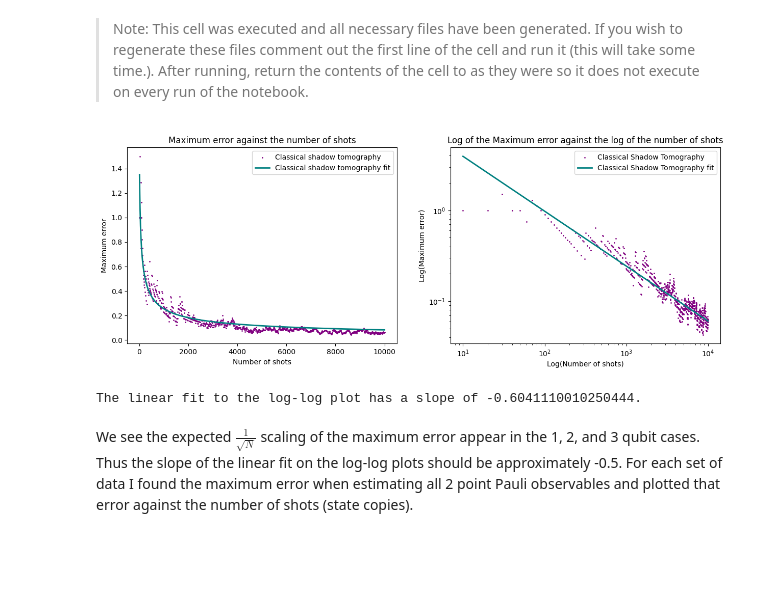
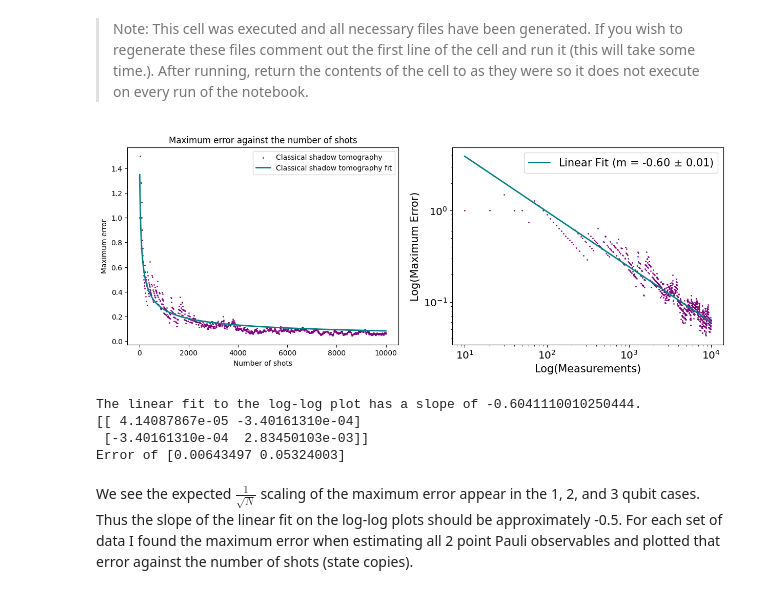
Before and after one commit to ZacharyKokot/Summer-Research-2024, a Jupyter notebook: ShadowTomography.ipynb, the cells around one changed output. Saved outputs shown, nothing was run; the diff lists cells and outputs as text; code cells hidden in the pictures; blank space fills up the shorter version.

```diff
--- a/ShadowTomography.ipynb
+++ b/ShadowTomography.ipynb
@@ -1581,34 +1583,42 @@ for size in shadow_sizes_3q:
 # %%
 # Plots
 fig, axs = plt.subplots(nrows = 1, ncols = 2, squeeze = False, figsize = (15, 5))
 fig.suptitle("")
 
 # Plot the maximum error for each estimation method against the number of shots.
 axs[0][0].scatter(shadow_sizes_3q, max_shadow_error_3q, label = "Classical shadow tomography", color = "purple", s=1)
 params, params_cov = sp.optimize.curve_fit(inv_sqrt_fit, shadow_sizes_3q, max_shadow_error_3q, bounds = ([-100,-100], [100,100]))
 axs[0][0].plot(shadow_sizes_3q, [inv_sqrt_fit(x, params[0], params[1]) for x in shadow_sizes_3q], label = "Classical shadow tomography fit", color = "teal", lw = 2)
 axs[0][0].set_xlabel("Number of shots")
 axs[0][0].set_ylabel("Maximum error")
 axs[0][0].set_title("Maximum error against the number of shots")
 axs[0][0].legend()
 
 # A log-log plot using the same data as plotted above.
-axs[0][1].scatter(shadow_sizes_3q, max_shadow_error_3q, label = "Classical Shadow Tomography", color = "purple", s=1)
-a, b = np.polyfit(np.log(shadow_sizes_3q), np.log(max_shadow_error_3q), 1)
-axs[0][1].plot(shadow_sizes_3q, np.exp(b)*shadow_sizes_3q**a, label = "Classical Shadow Tomography fit", color = "teal", lw = 2)
-axs[0][1].set_ylabel("Log(Maximum error)")
+axs[0][1].scatter(shadow_sizes_3q, max_shadow_error_3q, color = "purple", s=1)
+p, cov = np.polyfit(np.log(shadow_sizes_3q), np.log(max_shadow_error_3q), 1, full=False, cov=True)
+a, b = p
+axs[0][1].plot(shadow_sizes_3q, np.exp(b)*shadow_sizes_3q**a, label = "Linear Fit (m = -0.60 $\pm$ 0.01)", color = "teal", lw = 2,)
+axs[0][1].set_ylabel("Log(Maximum Error)", fontsize=15)
 axs[0][1].set_yscale('log')
-axs[0][1].set_xlabel("Log(Number of shots)")
+axs[0][1].set_xlabel("Log(Measurements)", fontsize=15)
 axs[0][1].set_xscale('log')
-axs[0][1].set_title("Log of the Maximum error against the log of the number of shots")
-axs[0][1].legend()
+# axs[0][1].set_title("Log of the Maximum Error against the log of the number of Measurements for a 3 qubit GHZ state")
+axs[0][1].legend(fontsize=15)
+axs[0][1].xaxis.set_tick_params(labelsize='x-large')
+axs[0][1].yaxis.set_tick_params(labelsize='x-large')
 
 plt.show()
 
 print(f"The linear fit to the log-log plot has a slope of {a}.")
+print(cov)
+print(f"Error of {np.sqrt(np.diag(cov))}")
 # %% [output]
-[figure, old version]
+[figure, new version]
 The linear fit to the log-log plot has a slope of -0.6041110010250444.
+[[ 4.14087867e-05 -3.40161310e-04]
+ [-3.40161310e-04  2.83450103e-03]]
+Error of [0.00643497 0.05324003]
 # %% [markdown]
 We see the expected $\frac{1}{\sqrt{N}}$ scaling of the maximum error appear in the 1, 2, and 3 qubit cases. Thus the slope of the linear fit on the log-log plots should be approximately -0.5. For each set of data I found the maximum error when estimating all 2 point Pauli observables and plotted that error against the number of shots (state copies).
 # %% [markdown]
```
Also changed, not shown: parts of 18 cells of this notebook, 37 other files.
